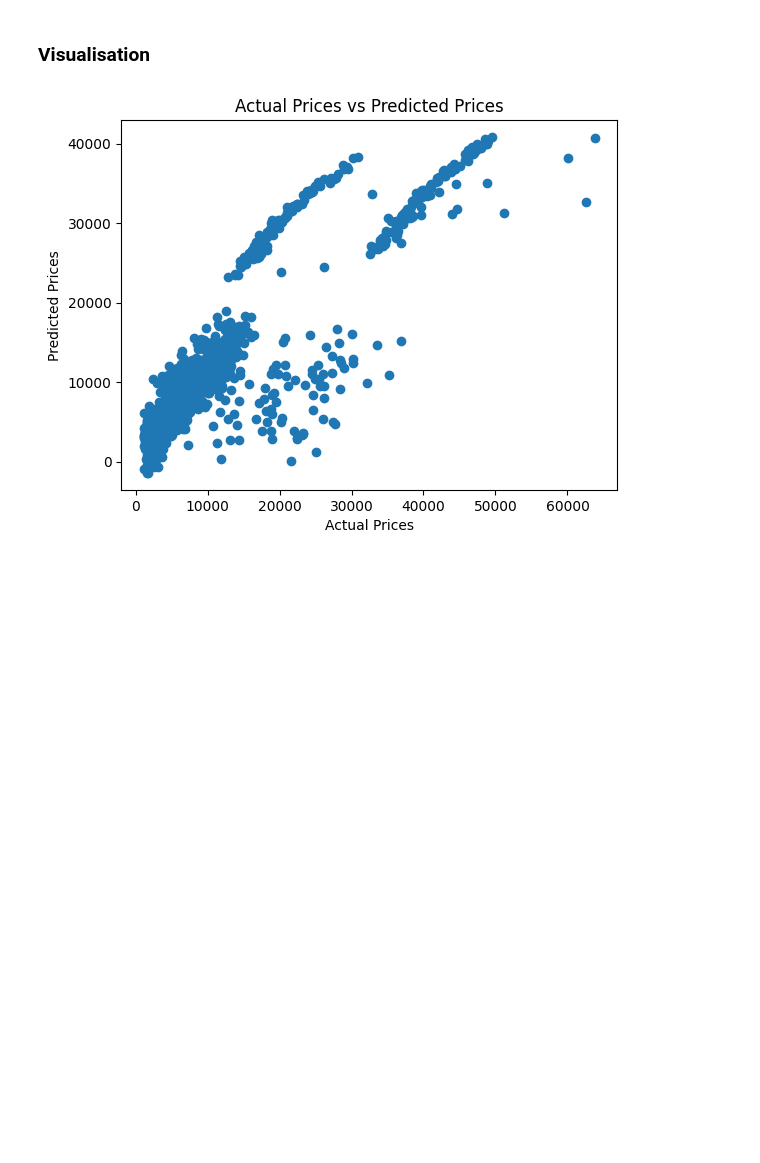
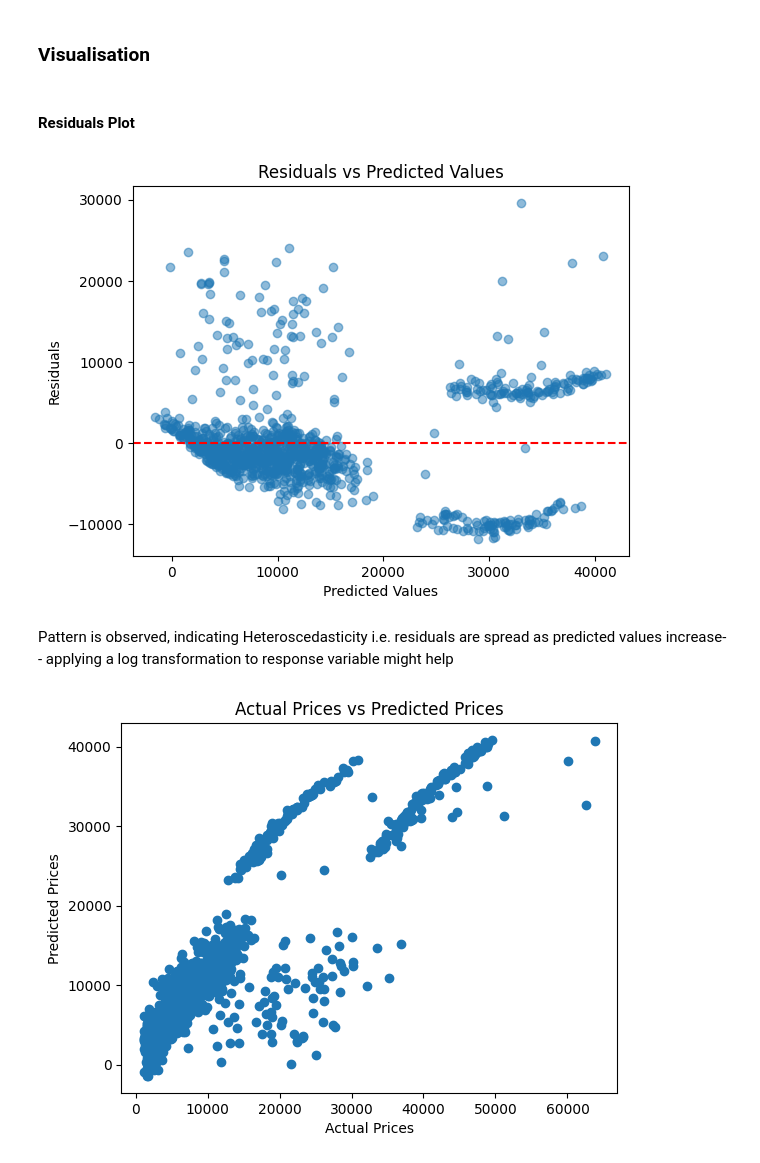
Before and after one commit to Suhaditya-C/Health-Insurance-Premium-Price-Prediction, a Jupyter notebook: Health_insurance_premium_prediction.ipynb, the cells around one changed output. Cells and saved outputs as stored; diff of their text form; code cells hidden in the pictures; blank space fills up the shorter version.

```diff
--- a/Health_insurance_premium_prediction.ipynb
+++ b/Health_insurance_premium_prediction.ipynb
@@ -329,6 +348,24 @@ print('R squared error on Test Data:',f"{error_score:0.3f}")
 R squared error on Test Data: 0.743
 # %% [markdown]
 ### Visualisation
+# %% [markdown]
+#### Residuals Plot
+# %%
+X_traindata=design.transform(X_train)
+y_pred = results.get_prediction(X_traindata).predicted_mean
+residuals = Y_train - y_pred
+
+# Plot residuals vs predicted values
+plt.scatter(y_pred, residuals, alpha=0.5)
+plt.axhline(y=0, color='r', linestyle='--')  # Add a horizontal line at y=0
+plt.xlabel('Predicted Values')
+plt.ylabel('Residuals')
+plt.title('Residuals vs Predicted Values')
+plt.show()
+# %% [output]
+[figure, added]
+# %% [markdown]
+Pattern is observed, indicating Heteroscedasticity i.e. residuals are spread as predicted values increase-- applying a log transformation to response variable might help
 # %%
 #Visualise the actual and predicted prices
 plt.scatter(Y_train,training_data_prediction)
```
Also changed, not shown: parts of 8 cells of this notebook.
